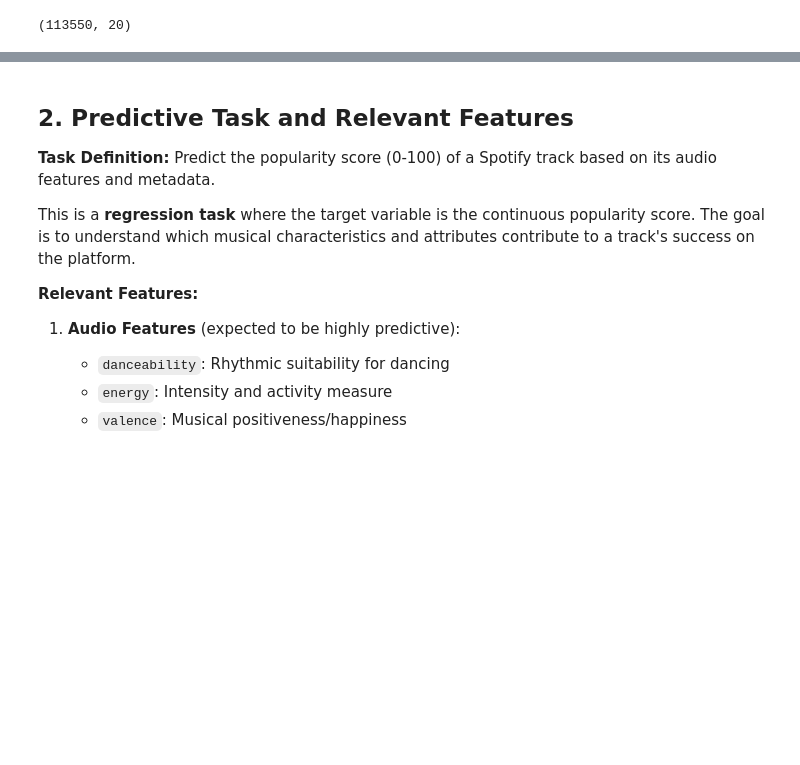
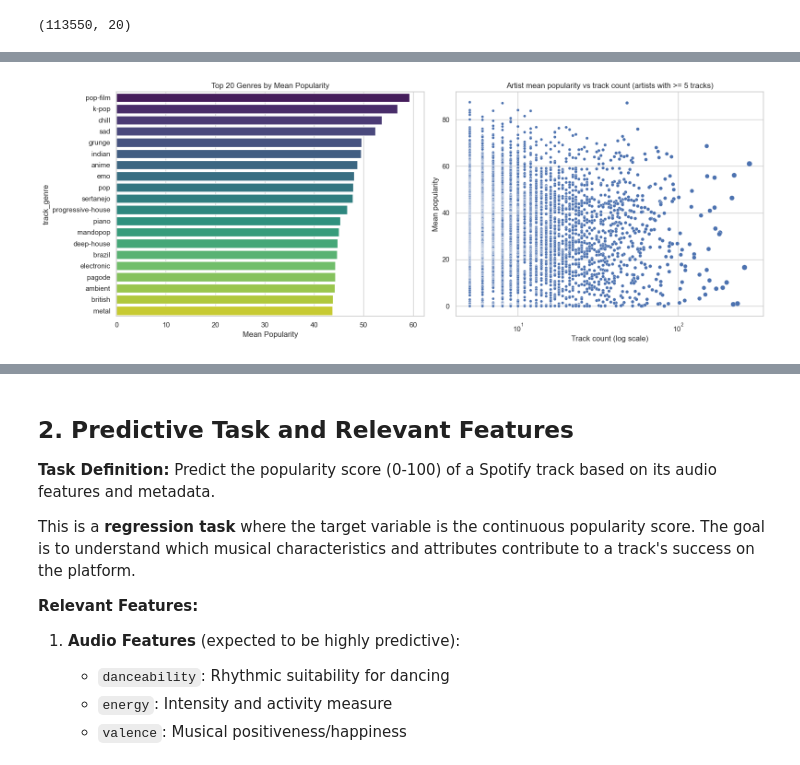
Before and after one commit to rumata-feathers/CSE158-Paper-Project, a Jupyter notebook: CSE158-SpotifyA2.ipynb, the cells around one changed output, grey strips where cells are left out. Saved outputs shown, nothing was run; the diff lists cells and outputs as text; code cells hidden in the pictures; blank space fills up the shorter version.

```diff
--- a/CSE158-SpotifyA2.ipynb
+++ b/CSE158-SpotifyA2.ipynb
@@ -59,0 +130,89 @@ The dataset spans multiple music genres (acoustic, rock, pop, etc.) and contains
+# %%
+# Genre & Artist aggregation
+import pandas as pd
+import seaborn as sns
+import matplotlib.pyplot as plt
+from IPython.display import display
+sns.set(style="whitegrid")
+
+# select audio features if present
+audio_feats = ['danceability','energy','valence','loudness','tempo','acousticness']
+present_audio_feats = [f for f in audio_feats if f in data.columns]
+
+# ----- Genre aggregation -----
+if 'track_genre' in data.columns:
+    genre_grp = data.groupby('track_genre')
+    genre_agg = genre_grp.agg(
+        count=('popularity','size'),
+        mean_popularity=('popularity','mean'),
+        median_popularity=('popularity','median'),
+        std_popularity=('popularity','std')
+    )
+    # add mean audio features if available
+    for f in present_audio_feats:
+        genre_agg[f'avg_{f}'] = genre_grp[f].mean()
+    # top-3 tracks per genre (track_name may be missing)
+    def top_tracks_for_group(g):
+        if 'track_name' in g.columns and 'popularity' in g.columns:
+            top = g.sort_values('popularity', ascending=False).head(3)
+            return '; '.join([f"{row['track_name']} ({int(row['popularity'])})" for _, row in top.iterrows() if pd.notnull(row.get('track_name'))])
+        return ''
+    top3 = genre_grp.apply(top_tracks_for_group).rename('top_3_tracks')
+    genre_agg_df = genre_agg.join(top3).sort_values('count', ascending=False)
+    # display(genre_agg_df.head(30).style.format({k: '{:.2f}' for k in ['mean_popularity','median_popularity','std_popularity'] if k in genre_agg_df.columns}))
+else:
+    genre_agg_df = pd.DataFrame()
+    print('No track_genre column found in data')
+
+# ----- Artist aggregation -----
+if 'artists' in data.columns:
+    artist_grp = data.groupby('artists')
+    artist_agg = artist_grp.agg(
+        count=('popularity','size'),
+        mean_popularity=('popularity','mean'),
+        median_popularity=('popularity','median'),
+        std_popularity=('popularity','std')
+    )
+    for f in present_audio_feats:
+        artist_agg[f'avg_{f}'] = artist_grp[f].mean()
+    # artists with at least k tracks to reduce noise
+    k = 5
+    artist_agg_filtered = artist_agg[artist_agg['count'] >= k].sort_values('mean_popularity', ascending=False)
+    top20_overall = artist_agg.sort_values('mean_popularity', ascending=False).head(20)
+    display(artist_agg_filtered.head(30).style.format({k: '{:.2f}' for k in ['mean_popularity','median_popularity','std_popularity'] if k in artist_agg_filtered.columns}))
+else:
+    artist_agg = pd.DataFrame()
+    artist_agg_filtered = pd.DataFrame()
+    top20_overall = pd.DataFrame()
+    print('No artists column found in data')
+
+# ----- Visualizations -----
+fig, axes = plt.subplots(1, 2, figsize=(16, 6))
+# Mean popularity by genre (top 20 by count)
+if not genre_agg_df.empty:
+    top_genres = genre_agg_df.sort_values('mean_popularity', ascending=False).head(20)
+    sns.barplot(x='mean_popularity', y=top_genres.index, data=top_genres.reset_index(), ax=axes[0], palette='viridis')
+    axes[0].set_title('Top 20 Genres by Mean Popularity')
+    axes[0].set_xlabel('Mean Popularity')
+else:
+    axes[0].text(0.5,0.5,'No genre data', ha='center')
+
+# Artist mean popularity vs track count (filtered)
+if not artist_agg_filtered.empty:
+    art = artist_agg_filtered.reset_index()
+    sns.scatterplot(x='count', y='mean_popularity', size='count', data=art, ax=axes[1], legend=False)
+    axes[1].set_xscale('log')
+    axes[1].set_title(f'Artist mean popularity vs track count (artists with >= {k} tracks)')
+    axes[1].set_xlabel('Track count (log scale)')
+    axes[1].set_ylabel('Mean popularity')
+else:
+    axes[1].text(0.5,0.5,'No artist data (with >= k tracks)', ha='center')
+
+plt.tight_layout()
+plt.show()
+
+# show top 20 artists overall by mean popularity for quick inspection
+if not top20_overall.empty:
+    print('Top 20 artists by mean popularity (any count):')
+    display(top20_overall[['count','mean_popularity']])
+# %% [output]
@@ -59,0 +240 @@ The dataset spans multiple music genres (acoustic, rock, pop, etc.) and contains
+[figure, added]
```
Also changed, not shown: parts of 14 cells of this notebook.
